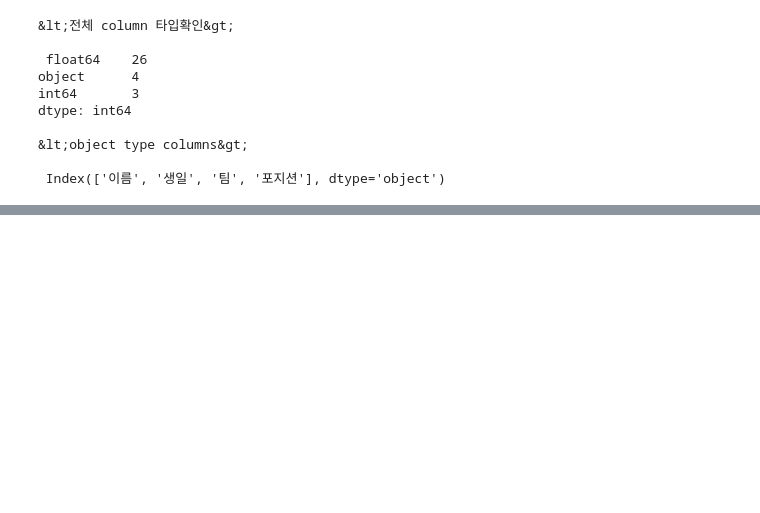
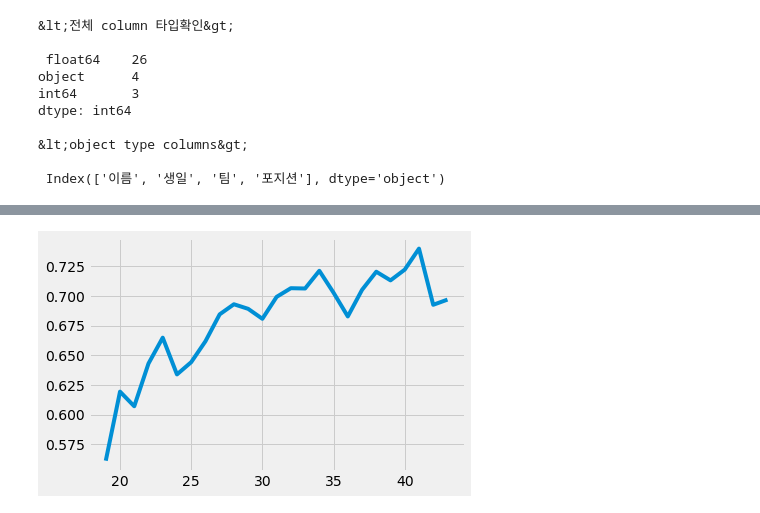
Before and after one commit to gmb408/OSSP-KBO-prediction, a Jupyter notebook: Visualization.ipynb, the cells around one changed output, grey strips where cells are left out. Cells and saved outputs as stored; diff of their text form; code cells hidden in the pictures; blank space fills up the shorter version.

```diff
--- a/Visualization.ipynb
+++ b/Visualization.ipynb
@@ -133,0 +112,30 @@ Text(0.5, 1.0, '포지션별 OPS violinplot')
+# %%
+
+# 해당 시즌 이전까지의 누적 기록
+result = pd.read_csv("/content/statiz_pre.csv", index_col=0)
+
+result['1타'] = result['안타'] - result['2타'] - result['3타'] - result['홈런']
+
+infos = ['ID','이름','생일','팀','시즌','포지션','나이']
+stats = ['G','타수','득점','안타','1타','2타','3타','홈런','루타','타점','도루','도실','볼넷','사구','고4','삼진'\
+        ,'병살','희타','희비','타율','출루','장타','OPS','wOBA','wRC+','WAR+']
+new = ['나이','G','타수','득점','안타','1타','2타','3타','홈런','루타','타점','도루','도실','볼넷','사구','고4','삼진'\
+        ,'병살','희타','희비','타율','출루','장타','OPS','wOBA','wRC+','WAR+']
+result_fin = result[infos]
+# %%
+def get_cumulative(player_age,stat=stats ,df=result):
+    try:
+        result_cum = df[(df['나이']==player_age)][stat]
+        result_cum = result_cum.mean()
+
+    except:
+        result_cum = [np.nan for i in stat]
+        result_cum = pd.Series(result_cum)
+
+    return result_cum
+
+result_fin[stats] = result.apply(lambda x: get_cumulative(x['나이']), axis=1)
+result_fin
+result_fin = result_fin.drop_duplicates(['나이'])
+result_fin = result_fin.sort_values('나이').reset_index(drop=True)
+result_fin = result_fin[new]
@@ -133,0 +152,5 @@ Text(0.5, 1.0, '포지션별 OPS violinplot')
+# %%
+plt.plot(result_fin['나이'],result_fin['OPS'])
+plt.show()
+# %% [output]
+[figure, added]
```
Also changed, not shown: parts of 12 cells of this notebook.
